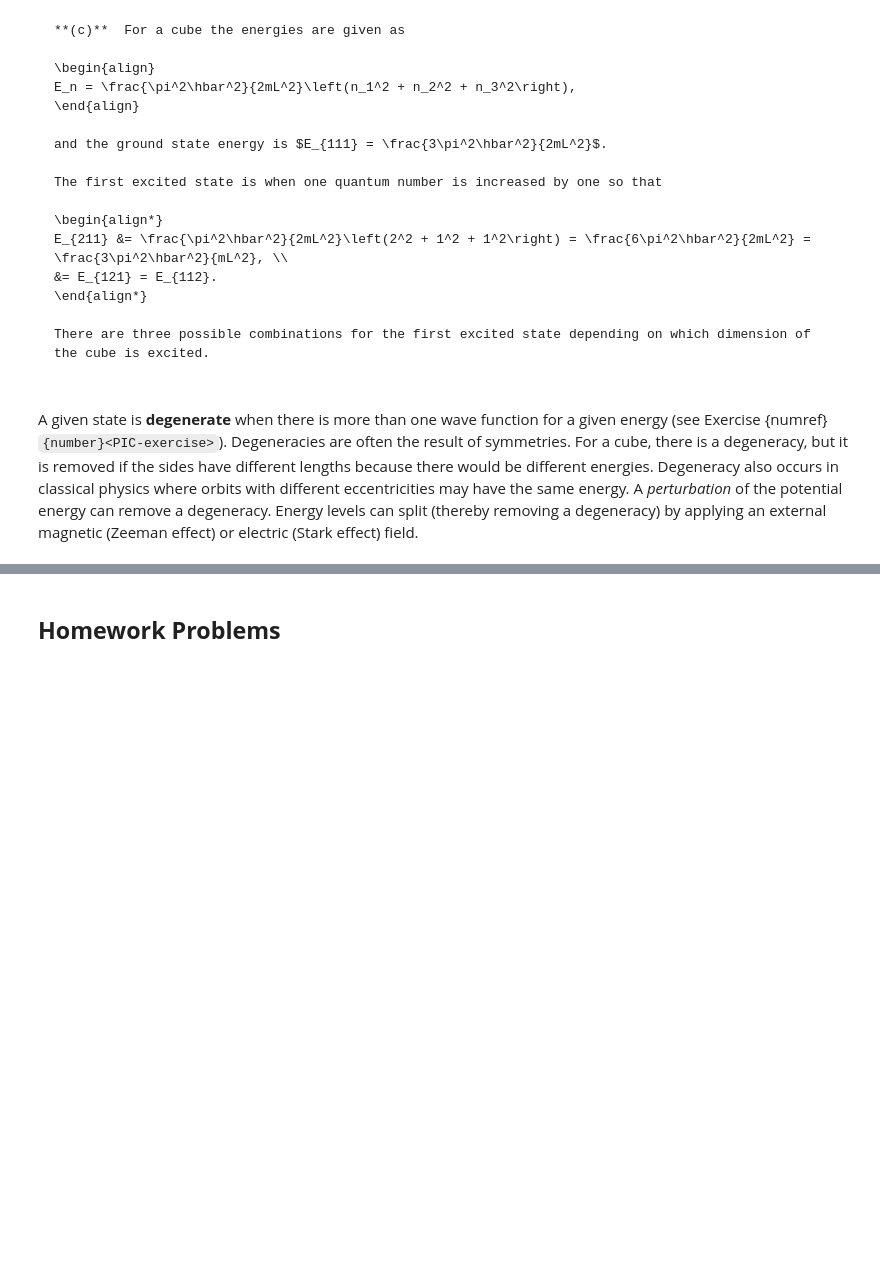
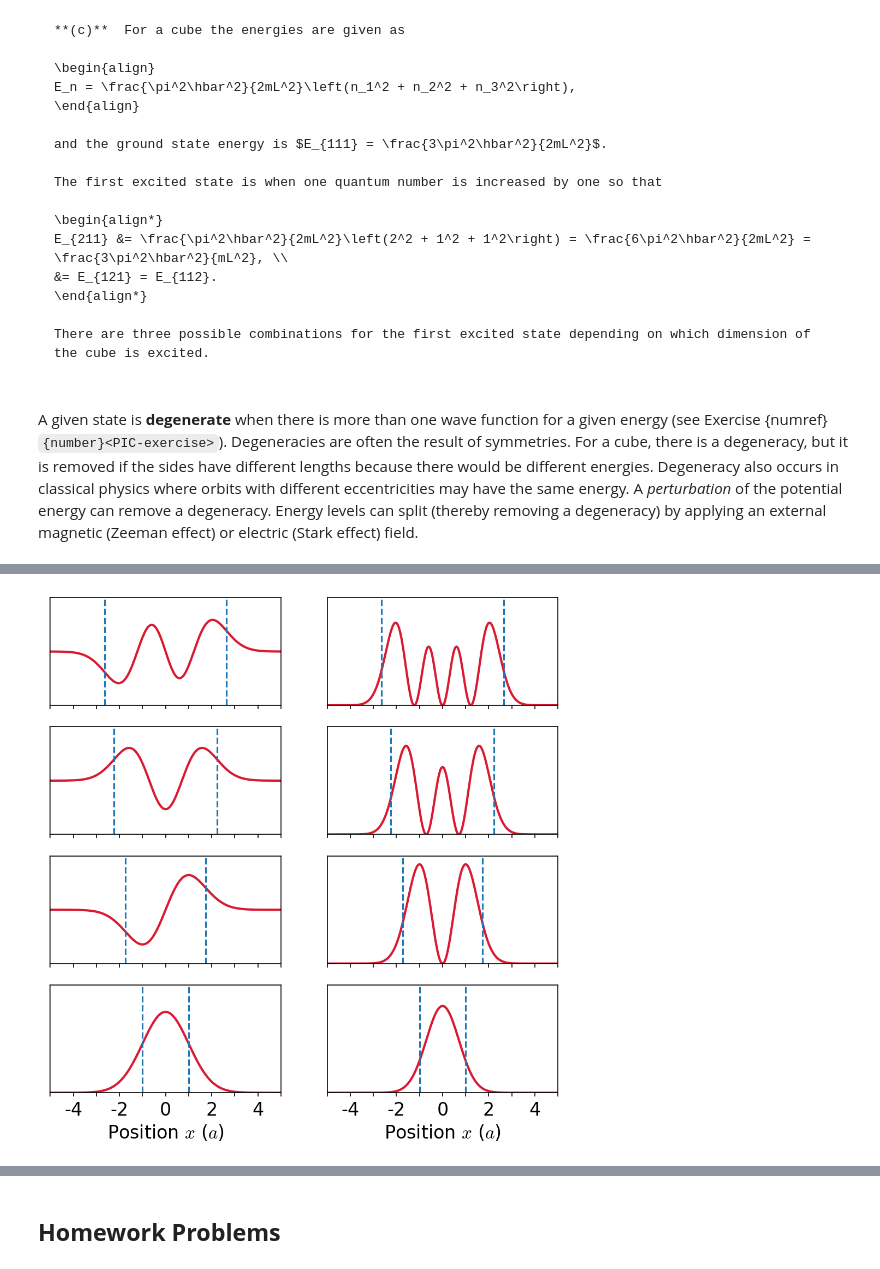
Before and after one commit to saturnaxis/ModernPhysics, a Jupyter notebook: Chapter_6/quantum-mechanics-part2.ipynb, the cells around one changed output, grey strips where cells are left out. Saved outputs shown, nothing was run; the diff lists cells and outputs as text; code cells hidden in the pictures; blank space fills up the shorter version.

```diff
--- a/Chapter_6/quantum-mechanics-part2.ipynb
+++ b/Chapter_6/quantum-mechanics-part2.ipynb
@@ -783,6 +783,7 @@ import numpy as np
 import matplotlib.pyplot as plt
 from scipy.constants import m_e, hbar, eV
 from scipy.optimize import minimize
+from myst_nb import glue
 
 def fsw_wave_func(x,A,C,D,E,V_o,m):
     #Calculate the wave function for the finite square well
@@ -823,6 +824,7 @@ def calc_coeff(E,V_o,m):
 
 fs='medium'
 lw = 2
+col = (218/256., 26/256., 50/256.)
 
 L = 5.29e-11 #half-width of well (in m)
 V_pot = (8*hbar/L)**2/(2*m_e) #z_o = 8 converted into V_o
@@ -992,0 +1151,85 @@ A given state is **degenerate** when there is more than one wave function for a
+# %%
+import numpy as np
+import matplotlib.pyplot as plt
+from scipy.special import hermite
+from scipy.constants import m_e
+from myst_nb import glue
+from matplotlib import rcParams
+
+rcParams.update({'font.size': 16})
+rcParams.update({'mathtext.fontset': 'cm'})
+
+def SHO_potential(x):
+    #calculate the SHO potential
+    return 0.5*kappa*x**2
+
+def SHO_wave_func(n,x):
+    #calculate the SHO wave function
+    psi_o = (alpha/np.pi)**0.25*np.exp(-alpha*x**2/2)
+    if n == 0:
+        return psi_o
+    elif n == 1:
+        return np.sqrt(2*alpha)*x*psi_o
+    elif n == 2:
+        return (2*alpha*x**2-1)/np.sqrt(2)*psi_o
+    elif n == 3:
+        return np.sqrt(alpha)*x*(2*alpha*x**2-3)/np.sqrt(3)*psi_o
+
+alpha  = 1. #Assume alpha = 10 --> kappa = hbar^2/m
+kappa = hbar**2*alpha**2/m_e
+omega = np.sqrt(kappa/m_e)
+a = np.sqrt(hbar*omega/kappa) #width of the potential at E_o
+
+fs = 'medium'
+lw = 2
+col = (218/256., 26/256., 50/256.)
+
+fig = plt.figure(figsize=(8,8),dpi=150)
+ax11 = fig.add_subplot(421)
+ax12 = fig.add_subplot(422)
+ax21 = fig.add_subplot(423)
+ax22 = fig.add_subplot(424)
+ax31 = fig.add_subplot(425)
+ax32 = fig.add_subplot(426)
+ax41 = fig.add_subplot(427)
+ax42 = fig.add_subplot(428)
+ax_psi = [ax41,ax31,ax21,ax11]
+ax_prob = [ax42,ax32,ax22,ax12]
+
+x = np.arange(-5*a,5*a,a/40.)
+
+for i in range(0,4):
+    ax_psi[i].plot(x/a,SHO_wave_func(i,x),'-',color=col,lw=lw,label='$\psi_%i$' % i)
+    ax_prob[i].plot(x/a,SHO_wave_func(i,x)**2,'-',color=col,lw=lw,label='$|\psi_%i|^2$' % i)
+
+    x_a = np.sqrt(2*i+1)
+    ax_psi[i].axvline(-x_a,linestyle='--',lw=1.5)
+    ax_prob[i].axvline(-x_a,linestyle='--',lw=1.5)
+    ax_psi[i].axvline(x_a,linestyle='--',lw=1.5)
+    ax_prob[i].axvline(x_a,linestyle='--',lw=1.5)
+
+    ax_psi[i].set_yticks([])
+    ax_prob[i].set_yticks([])
+    ax_psi[i].set_ylim(-1,1)
+    ax_prob[i].set_ylim(0,0.45)
+    if i == 0:
+        ax_psi[i].set_ylim(0,1)
+        ax_prob[i].set_ylim(0,0.7)
+
+    ax_psi[i].set_xlim(-5,5)
+    ax_prob[i].set_xlim(-5,5)
+    ax_psi[i].set_xticks(range(-5,6))
+    ax_prob[i].set_xticks(range(-5,6))
+    if i > 0:
+        ax_psi[i].set_xticklabels([])
+        ax_prob[i].set_xticklabels([])
+    else:
+        ax_psi[i].set_xticklabels(['','-4','','-2','','0','','2','','4',''])
+        ax_prob[i].set_xticklabels(['','-4','','-2','','0','','2','','4',''])
+
+ax41.set_xlabel("Position $x$ ($a$)",fontsize=fs)
+ax42.set_xlabel("Position $x$ ($a$)",fontsize=fs)
+
+glue("SHO_waves", fig, display=False);
+# %% [output]
+[figure, added]
```
Also changed, not shown: parts of 16 cells of this notebook, 12 other files.
